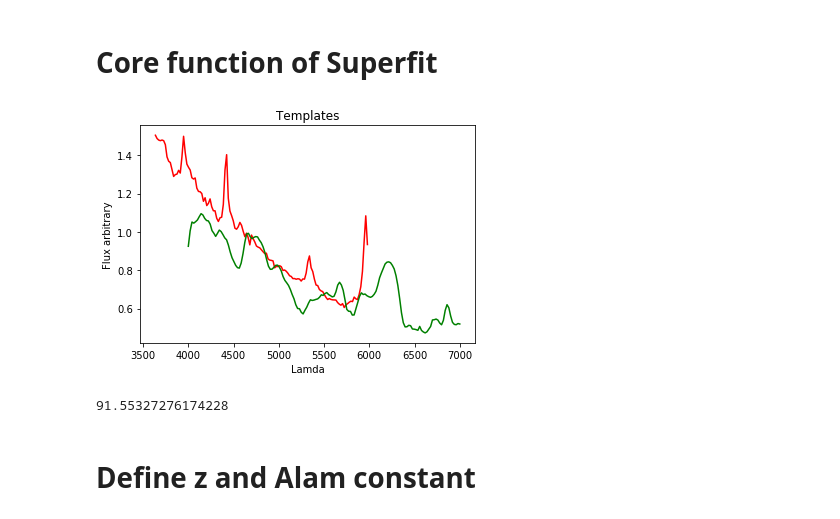
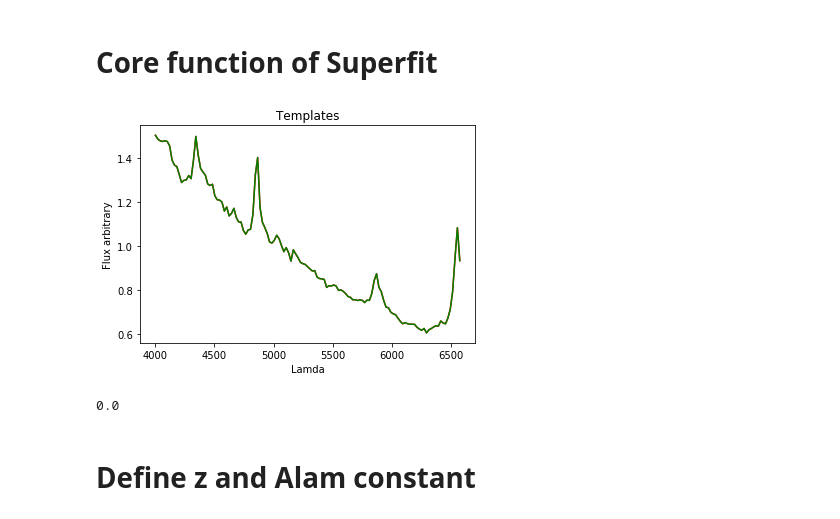
Before and after one commit to oyaron/NGSF, a Jupyter notebook: SuperFit_new_version.ipynb, the cells around one changed output. Saved outputs shown, nothing was run; the diff lists cells and outputs as text; code cells hidden in the pictures.

```diff
--- a/SuperFit_new_version.ipynb
+++ b/SuperFit_new_version.ipynb
@@ -328,10 +328,10 @@ def core(z,extcon):
 
     return output
 # %%
-core(0.1,0)
+core(0,0)
 # %% [output]
-[figure, old version]
+[figure, new version]
-91.55327276174228
+0.0
 # %% [markdown]
 # Define z and Alam constant
 # %%
```
Also changed, not shown: parts of 5 cells of this notebook.
